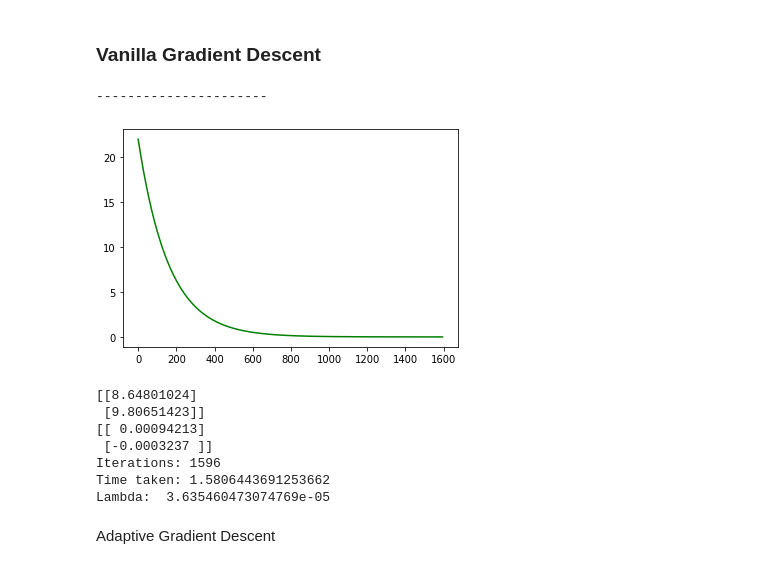
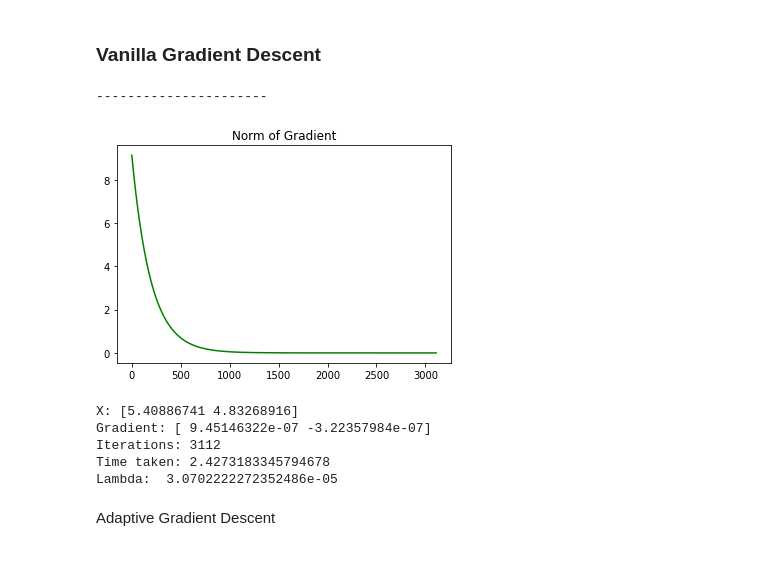
Before and after one commit to Swanchris/c_swan_research, a Jupyter notebook: Linear.ipynb, the cells around one changed output. Saved outputs shown, nothing was run; the diff lists cells and outputs as text; code cells hidden in the pictures.

```diff
--- a/Linear.ipynb
+++ b/Linear.ipynb
@@ -27,7 +27,7 @@ temp = np.matmul(A,xVec)
 b = temp + np.random.normal(0,3,temp.shape)
 
 def f(X, a=A,B=b):
-    return 0.5*np.linalg.norm(np.matmul(a,x)-B)**2
+    return 0.5*np.linalg.norm(np.matmul(a,X)-B)**2
 
 def f_grad(X,a=A, B=b):
     return np.matmul(np.array(a).transpose(),(np.matmul(a,X)-B))
@@ -54,5 +93,2 @@ plt.show
 # %% [markdown]
 ## Barzilai-Borwein
-# %%
-x = xVec
-x1 = GD(x,lam,f_grad)
@@ -183,25 +172,36 @@ f(xVec - 0.5*f_grad(xVec))
 
 current = time.time()
 X = []
-L = np.max(np.linalg.svd(np.matmul(A,np.array(A).transpose()))[1])
-lamb = 1/L
+# L = np.max(np.linalg.svd(np.matmul(A,np.array(A).transpose()))[1])
+# lamb = 1/L
 x = xVec
+lamb = Line(x,f,f_grad)
 gr = []
 count = 1
-while np.linalg.norm(f_grad(x)) > 1e-3:
+while np.linalg.norm(f_grad(x)) > 1e-6:
     x1 = GD(x,lamb,f_grad)
     x = x1
     X.append(f(x))
     gr.append(np.linalg.norm(f_grad(x)))
     count += 1
     lamb = Line(x,f,f_grad)
-    print('x= ', x)
-    print('lambda', lamb)
+#     print('x= ', x)
+#     print('lambda', lamb)
 print('----------------------')
-plt.plot(range(len(gr)), gr, c='g')
+plt.plot(range(10), gr2[:10], c='g')
+plt.title(label = 'Norm of Gradient: [0,10]')
 plt.show()
-print(x)
-print(f_grad(x))
+plt.plot(range(11,50), gr2[11:50], c='g')
+plt.title(label = 'Norm of Gradient: [11,50]')
+plt.show()
+plt.plot(range(51,100), gr2[51:100], c='g')
+plt.title(label = 'Norm of Gradient: [51,100]')
+plt.show()
+plt.plot(range(101,len(gr2)), gr2[101:len(gr2)], c='g')
+plt.title(label = 'Norm of Gradient: [101,600]')
+plt.show()
+print('X:', x)
+print('Gradient:', f_grad(x))
 print('Iterations:', count)
 print('Time taken:', time.time() - current)
 print('Lambda: ', lamb)
@@ -229,35 +212,34 @@ KeyboardInterrupt:
 # %%
 current = time.time()
 X = []
 L = np.max(np.linalg.svd(np.matmul(A,np.array(A).transpose()))[1])
 lamb = 1/L
 x = xVec
 gr = []
 count = 1
-while np.linalg.norm(f_grad(x)) > 1e-3:
+while np.linalg.norm(f_grad(x)) > 1e-6:
     x1 = GD(x,lamb,f_grad)
     x = x1
     X.append(f(x))
     gr.append(np.linalg.norm(f_grad(x)))
     count += 1
 print('----------------------')
 plt.plot(range(len(gr)), gr, c='g')
+plt.title(label = 'Norm of Gradient')
 plt.show()
-print(x)
-print(f_grad(x))
+print('X:', x)
+print('Gradient:', f_grad(x))
 print('Iterations:', count)
 print('Time taken:', time.time() - current)
 print('Lambda: ', lamb)
 # %% [output]
 ----------------------
-[figure, old version]
+[figure, new version]
-[[8.64801024]
- [9.80651423]]
-[[ 0.00094213]
- [-0.0003237 ]]
-Iterations: 1596
-Time taken: 1.5806443691253662
-Lambda:  3.635460473074769e-05
+X: [5.40886741 4.83268916]
+Gradient: [ 9.45146322e-07 -3.22357984e-07]
+Iterations: 3112
+Time taken: 2.4273183345794678
+Lambda:  3.0702222272352486e-05
 # %% [markdown]
 Adaptive Gradient Descent
 # %%
```
Also changed, not shown: parts of 26 cells of this notebook.
